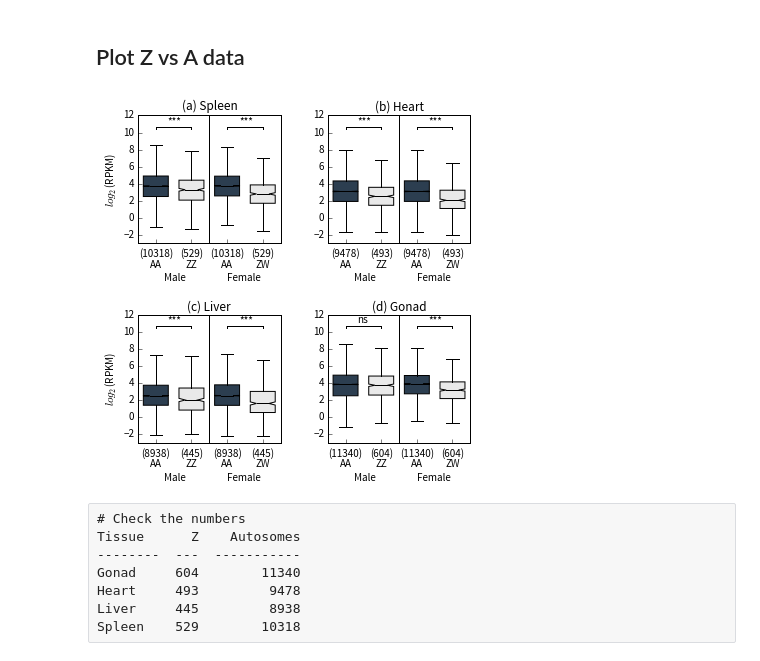
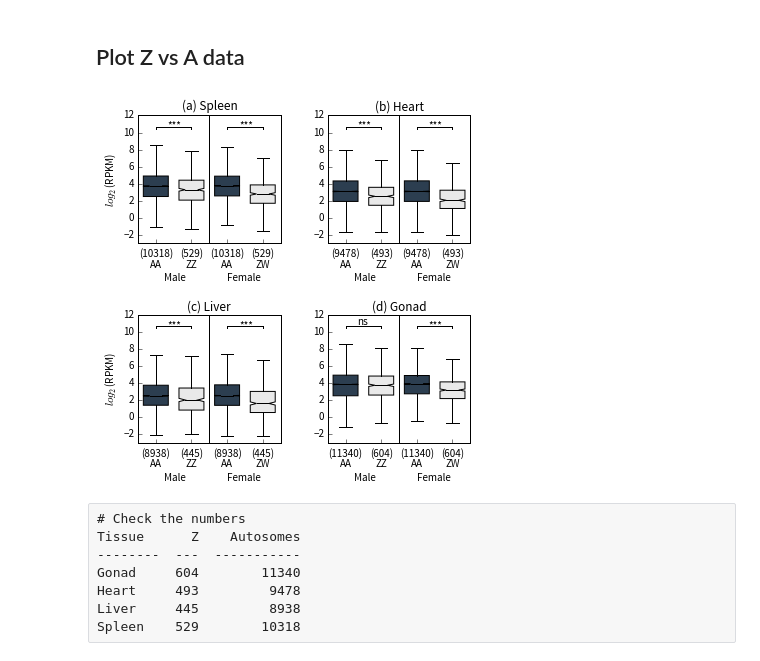
Before and after one commit to qfma/ohnolog-dc, a Jupyter notebook: expression-analyses/2015-10-27-general-expression-analyses-RPKM.ipynb, the cells around one changed output. Saved outputs shown, nothing was run; the diff lists cells and outputs as text; code cells hidden in the pictures.

```diff
--- a/expression-analyses/2015-10-27-general-expression-analyses-RPKM.ipynb
+++ b/expression-analyses/2015-10-27-general-expression-analyses-RPKM.ipynb
@@ -627,42 +582,42 @@ for name in ['Spleen', 'Heart', 'Liver', 'Gonad']:
     ax.add_line(l)
     l = Line2D([2,2],[10.7,10.4],color="black")
     ax.add_line(l)
 
 
     l = Line2D([3,4],[10.7,10.7],color="black")
     ax.add_line(l)
     l = Line2D([3,3],[10.7,10.4],color="black")
     ax.add_line(l)
     l = Line2D([4,4],[10.7,10.4],color="black")
     ax.add_line(l)
 
     plt.axvline(x=2.5, color='black', ls='-')
 
     if name == "Gonad":
         plt.title("(d) Gonad")
-        ax.text(1.35, 11, "ns", fontsize=11)
-        ax.text(3.35, 11, "***", fontsize=11)
+        ax.text(1.35, 10.8, "ns", fontsize=11)
+        ax.text(3.35, 10.5, "***", fontsize=11)
     elif name == "Heart":
         plt.title("(b) Heart")
-        ax.text(1.35, 11, "***", fontsize=11)
-        ax.text(3.35, 11, "***", fontsize=11)
+        ax.text(1.35, 10.5, "***", fontsize=11)
+        ax.text(3.35, 10.5, "***", fontsize=11)
     elif name == "Liver":
         plt.title("(c) Liver")
         ax.set_ylabel(r'$log_2$'+"(RPKM)")
-        ax.text(1.35, 11, "***", fontsize=11)
-        ax.text(3.35, 11, "***", fontsize=11)
+        ax.text(1.35, 10.5, "***", fontsize=11)
+        ax.text(3.35, 10.5, "***", fontsize=11)
     elif name == "Spleen":
         plt.title("(a) Spleen")
         ax.set_ylabel(r'$log_2$'+"(RPKM)")
-        ax.text(1.35, 11, "***", fontsize=11)
-        ax.text(3.35, 11, "***", fontsize=11)
+        ax.text(1.35, 10.5, "***", fontsize=11)
+        ax.text(3.35, 10.5, "***", fontsize=11)
 
 fig.tight_layout(pad=3)
 
 plt.savefig("2015-10-27-ZvsA-expression.png", dpi=300)
 plt.savefig("2015-10-27-ZvsA-expression.pdf", dpi=300)
 # %% [output]
-[figure, old version]
+[figure, new version]
 # %% [raw]
 # Check the numbers
 Tissue      Z    Autosomes
```
Also changed, not shown: parts of 13 cells of this notebook.
